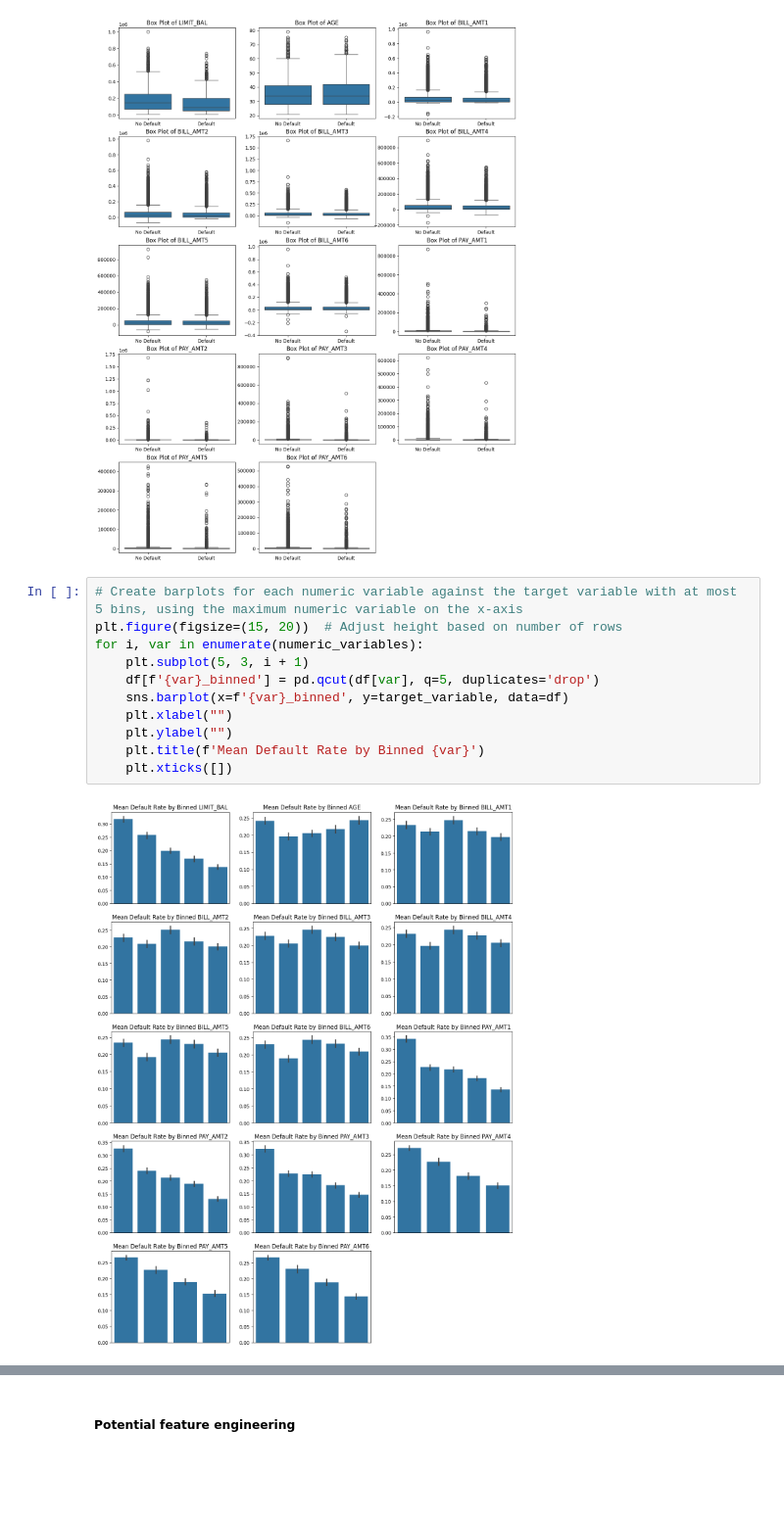
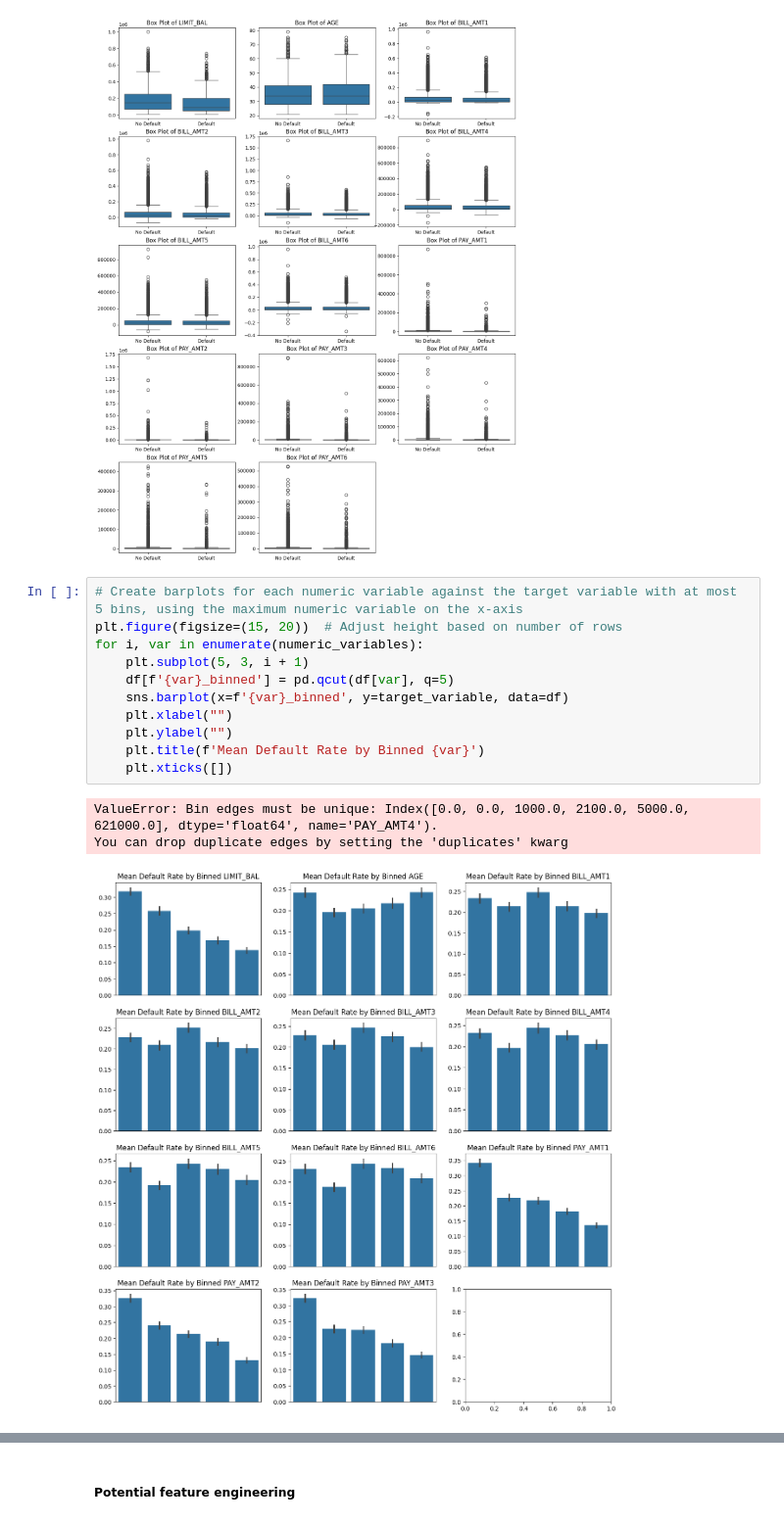
Before and after one commit to joseph-m-pasia/kg-default-of-credit-cards, a Jupyter notebook: notebooks/00_eda.ipynb, the cells around one changed output, grey strips where cells are left out. Shown at 98% size. Cells and saved outputs as stored; diff of their text form; blank space fills up the shorter version.

```diff
--- a/notebooks/00_eda.ipynb
+++ b/notebooks/00_eda.ipynb
@@ -217,13 +225,15 @@ for i, var in enumerate(numeric_variables):
 # %%
 # Create barplots for each numeric variable against the target variable with at most 5 bins, using the maximum numeric variable on the x-axis
 plt.figure(figsize=(15, 20))  # Adjust height based on number of rows
 for i, var in enumerate(numeric_variables):
     plt.subplot(5, 3, i + 1)
-    df[f'{var}_binned'] = pd.qcut(df[var], q=5, duplicates='drop')
+    df[f'{var}_binned'] = pd.qcut(df[var], q=5)
     sns.barplot(x=f'{var}_binned', y=target_variable, data=df)
     plt.xlabel("")
     plt.ylabel("")
     plt.title(f'Mean Default Rate by Binned {var}')
     plt.xticks([])
 # %% [output]
+ValueError: Bin edges must be unique: Index([0.0, 0.0, 1000.0, 2100.0, 5000.0, 621000.0], dtype='float64', name='PAY_AMT4').
+You can drop duplicate edges by setting the 'duplicates' kwarg
-[figure, old version]
+[figure, new version]
```
Also changed, not shown: parts of 16 cells of this notebook.
